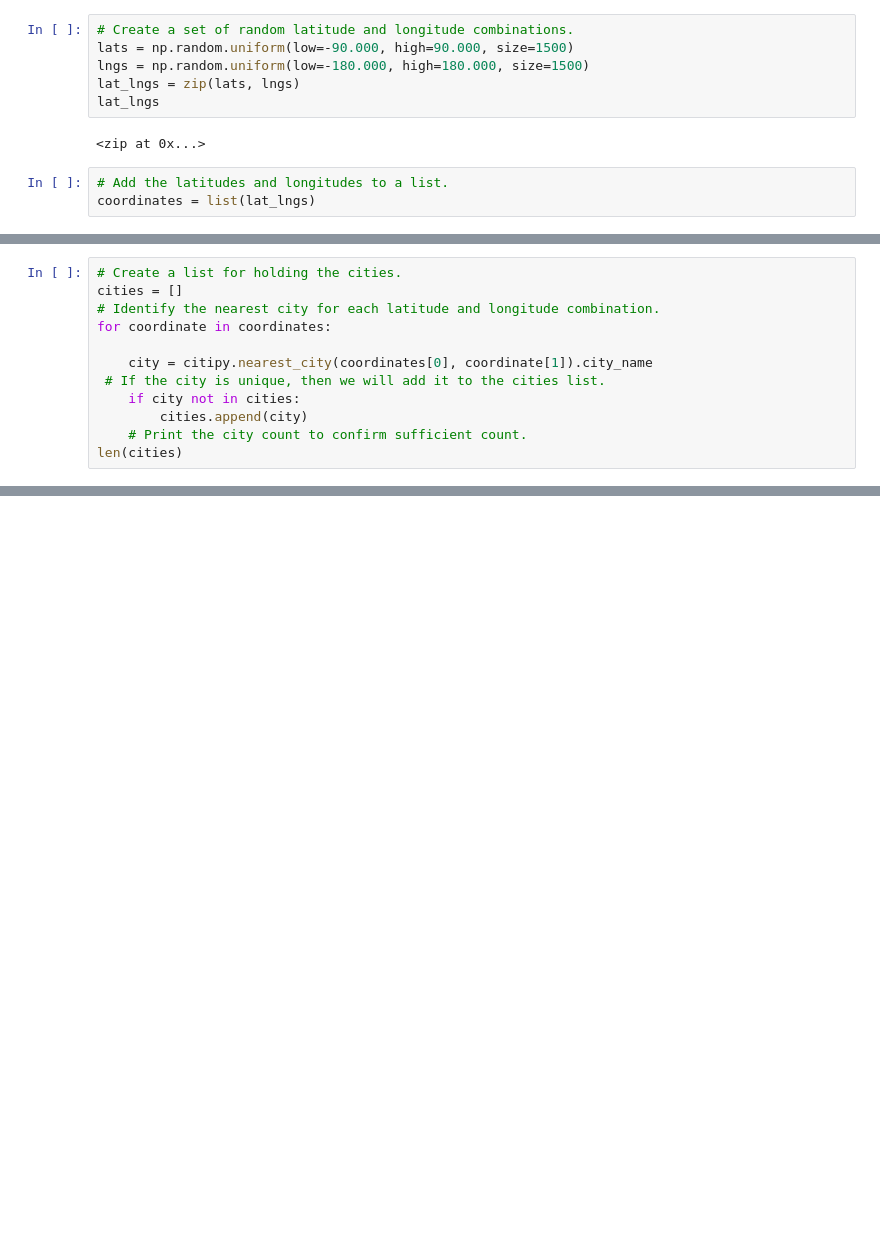
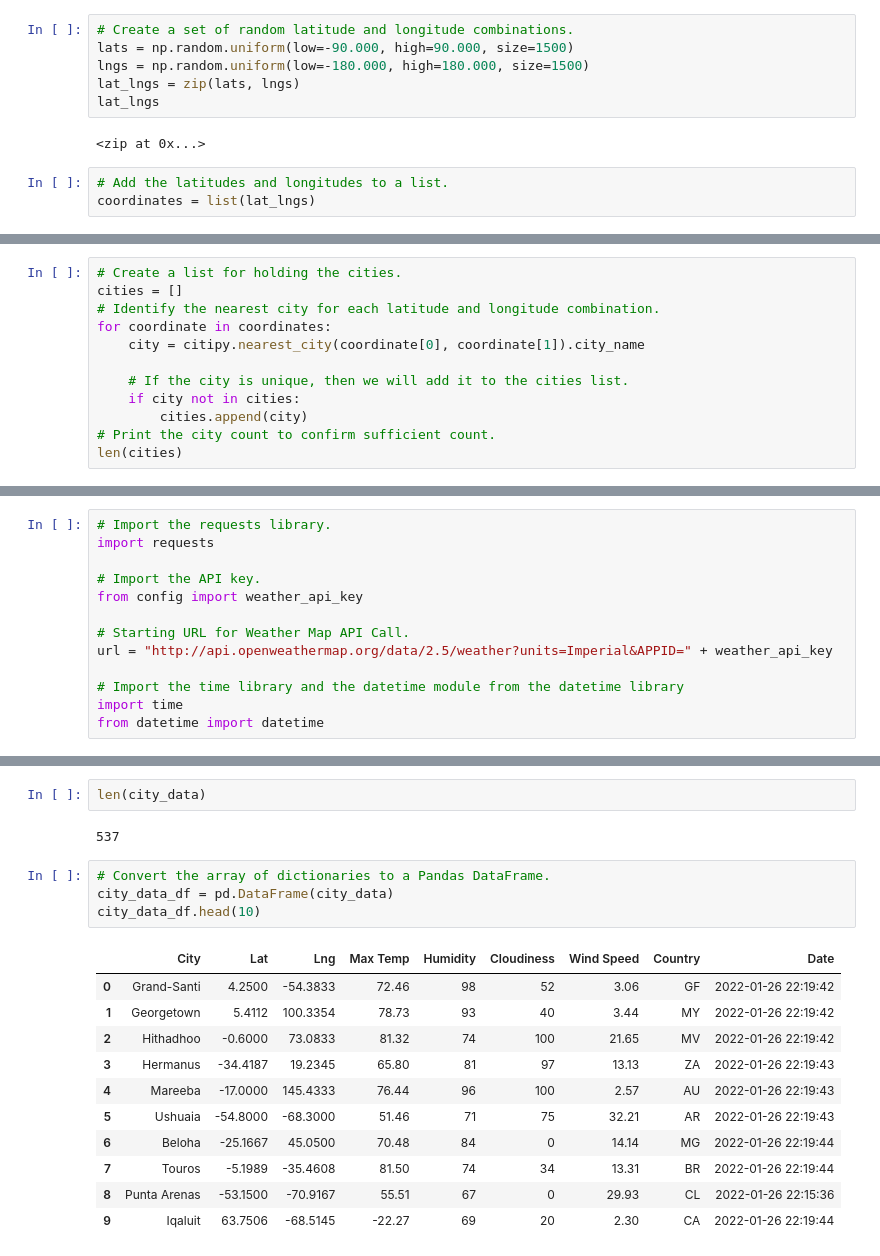
Before and after one commit to mnondorf/World_Weather_Analysis, a Jupyter notebook: WeatherPy.ipynb, the cells around one changed output, grey strips where cells are left out. Saved outputs shown, nothing was run; the diff lists cells and outputs as text; blank space fills up the shorter version.

Commit message:
6.2.7 Module update with .gitignore

```diff
--- a/WeatherPy.ipynb
+++ b/WeatherPy.ipynb
@@ -20,12 +16,0 @@ from citipy import citipy
-# %%
-# Create a list for holding the cities.
-cities = []
-# Identify the nearest city for each latitude and longitude combination.
-for coordinate in coordinates:
-
-    city = citipy.nearest_city(coordinates[0], coordinate[1]).city_name
- # If the city is unique, then we will add it to the cities list.
-    if city not in cities:
-        cities.append(city)
-    # Print the city count to confirm sufficient count.
-len(cities)
@@ -33,0 +20,12 @@ TypeError: unsupported operand type(s) for -: 'float' and 'tuple'
+# %%
+# Create a list for holding the cities.
+cities = []
+# Identify the nearest city for each latitude and longitude combination.
+for coordinate in coordinates:
+    city = citipy.nearest_city(coordinate[0], coordinate[1]).city_name
+
+    # If the city is unique, then we will add it to the cities list.
+    if city not in cities:
+        cities.append(city)
+# Print the city count to confirm sufficient count.
+len(cities)
@@ -33,0 +34,13 @@ TypeError: unsupported operand type(s) for -: 'float' and 'tuple'
+# %%
+# Import the requests library.
+import requests
+
+# Import the API key.
+from config import weather_api_key
+
+# Starting URL for Weather Map API Call.
+url = "http://api.openweathermap.org/data/2.5/weather?units=Imperial&APPID=" + weather_api_key
+
+# Import the time library and the datetime module from the datetime library
+import time
+from datetime import datetime
@@ -33,0 +127,20 @@ TypeError: unsupported operand type(s) for -: 'float' and 'tuple'
+# %%
+len(city_data)
+# %% [output]
+537
+# %%
+# Convert the array of dictionaries to a Pandas DataFrame.
+city_data_df = pd.DataFrame(city_data)
+city_data_df.head(10)
+# %% [output]
+|  | City | Lat | Lng | Max Temp | Humidity | Cloudiness | Wind Speed | Country | Date |
+| 0 | Grand-Santi | 4.2500 | -54.3833 | 72.46 | 98 | 52 | 3.06 | GF | 2022-01-26 22:19:42 |
+| 1 | Georgetown | 5.4112 | 100.3354 | 78.73 | 93 | 40 | 3.44 | MY | 2022-01-26 22:19:42 |
+| 2 | Hithadhoo | -0.6000 | 73.0833 | 81.32 | 74 | 100 | 21.65 | MV | 2022-01-26 22:19:42 |
+| 3 | Hermanus | -34.4187 | 19.2345 | 65.80 | 81 | 97 | 13.13 | ZA | 2022-01-26 22:19:43 |
+| 4 | Mareeba | -17.0000 | 145.4333 | 76.44 | 96 | 100 | 2.57 | AU | 2022-01-26 22:19:43 |
+| 5 | Ushuaia | -54.8000 | -68.3000 | 51.46 | 71 | 75 | 32.21 | AR | 2022-01-26 22:19:43 |
+| 6 | Beloha | -25.1667 | 45.0500 | 70.48 | 84 | 0 | 14.14 | MG | 2022-01-26 22:19:44 |
+| 7 | Touros | -5.1989 | -35.4608 | 81.50 | 74 | 34 | 13.31 | BR | 2022-01-26 22:19:44 |
+| 8 | Punta Arenas | -53.1500 | -70.9167 | 55.51 | 67 | 0 | 29.93 | CL | 2022-01-26 22:15:36 |
+| 9 | Iqaluit | 63.7506 | -68.5145 | -22.27 | 69 | 20 | 2.30 | CA | 2022-01-26 22:19:44 |
```
Also changed, not shown: parts of 7 cells of this notebook, 4 other files.
